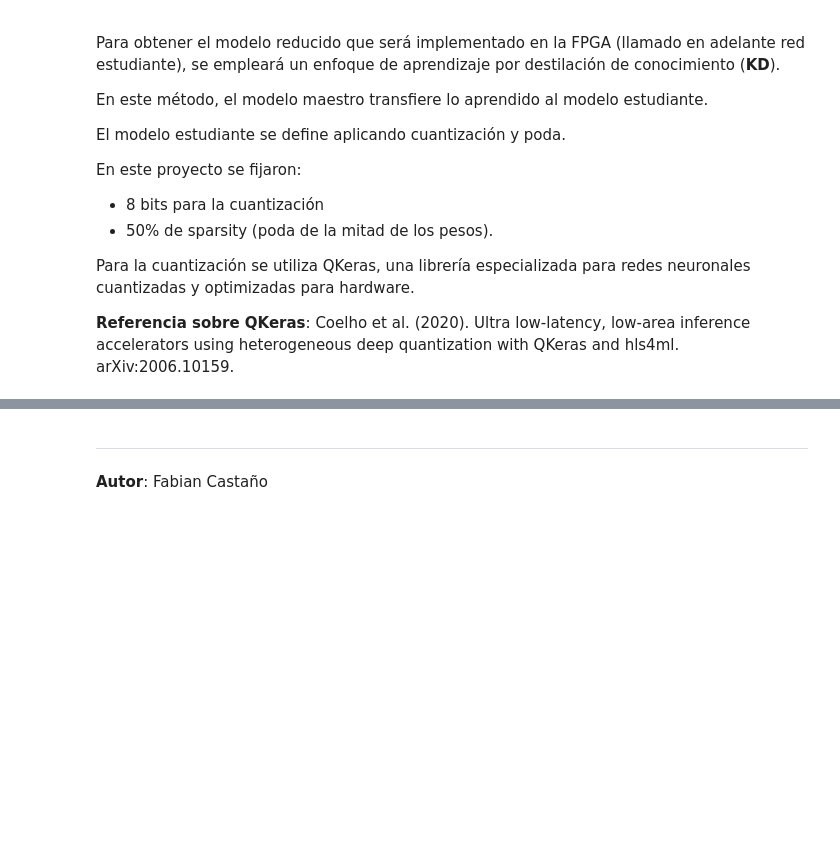
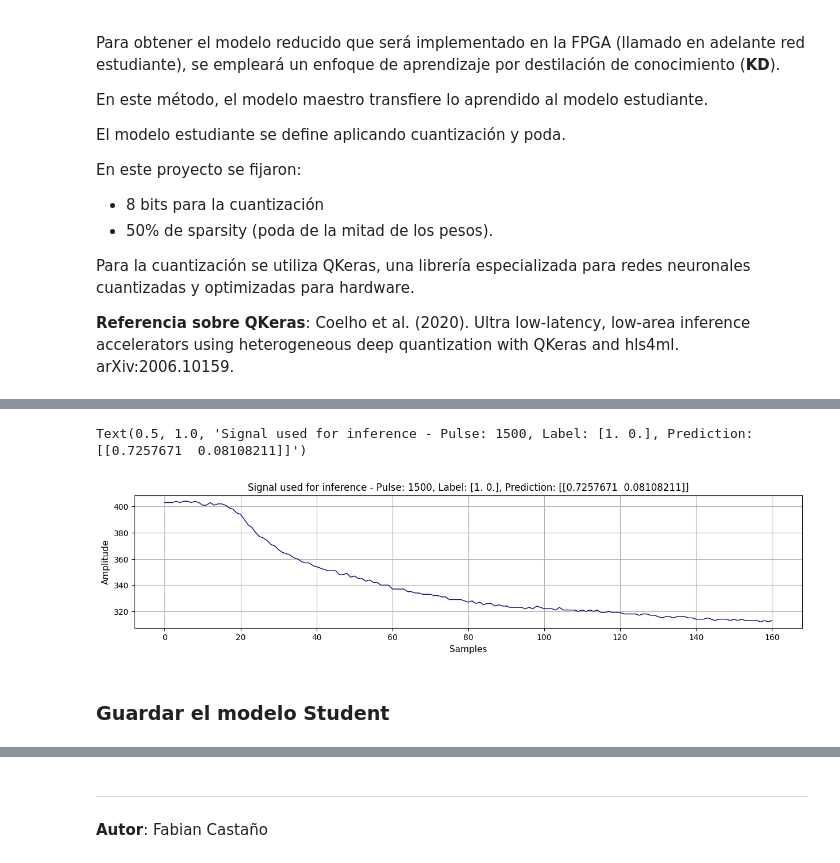
Before and after one commit to fabioc9675/FPGA_ml4hls_prj, a Jupyter notebook: PythonModel/P2_Pruning.ipynb, the cells around one changed output, grey strips where cells are left out. Saved outputs shown, nothing was run; the diff lists cells and outputs as text; code cells hidden in the pictures; blank space fills up the shorter version.

```diff
--- a/PythonModel/P2_Pruning.ipynb
+++ b/PythonModel/P2_Pruning.ipynb
@@ -566,0 +811,20 @@ Coelho et al. (2020). Ultra low-latency, low-area inference accelerators using h
+# %%
+# Index of the signal in the testing dataset
+indexPrediction = 1500
+
+x_input = dfTest.iloc[indexPrediction]
+y_label = yTest[indexPrediction]
+
+inputPred = array([x_input])
+
+y_pred = distilled_student.student.predict(inputPred)
+print("> Input %s -> Predicted = %s | " % (y_label, y_pred))
+
+plt.figure(figsize=(15,3))
+plt.xlabel('Samples', fontsize=11)
+plt.ylabel('Amplitude', fontsize=11)
+plt.grid(True, alpha=1.0)
+plt.plot(x_input.values,  label="Signal 1", color='navy', markersize=7, lw=1)
+
+plt.title('Signal used for inference - Pulse: %s, Label: %s, Prediction: %s' % (indexPrediction, y_label, y_pred))
+# %% [output]
@@ -566,0 +833,4 @@ Coelho et al. (2020). Ultra low-latency, low-area inference accelerators using h
+Text(0.5, 1.0, 'Signal used for inference - Pulse: 1500, Label: [1. 0.], Prediction: [[0.7257671  0.08108211]]')
+[figure, added]
+# %% [markdown]
+### Guardar el modelo Student
```
Also changed, not shown: parts of 17 cells of this notebook, 1 other file.
